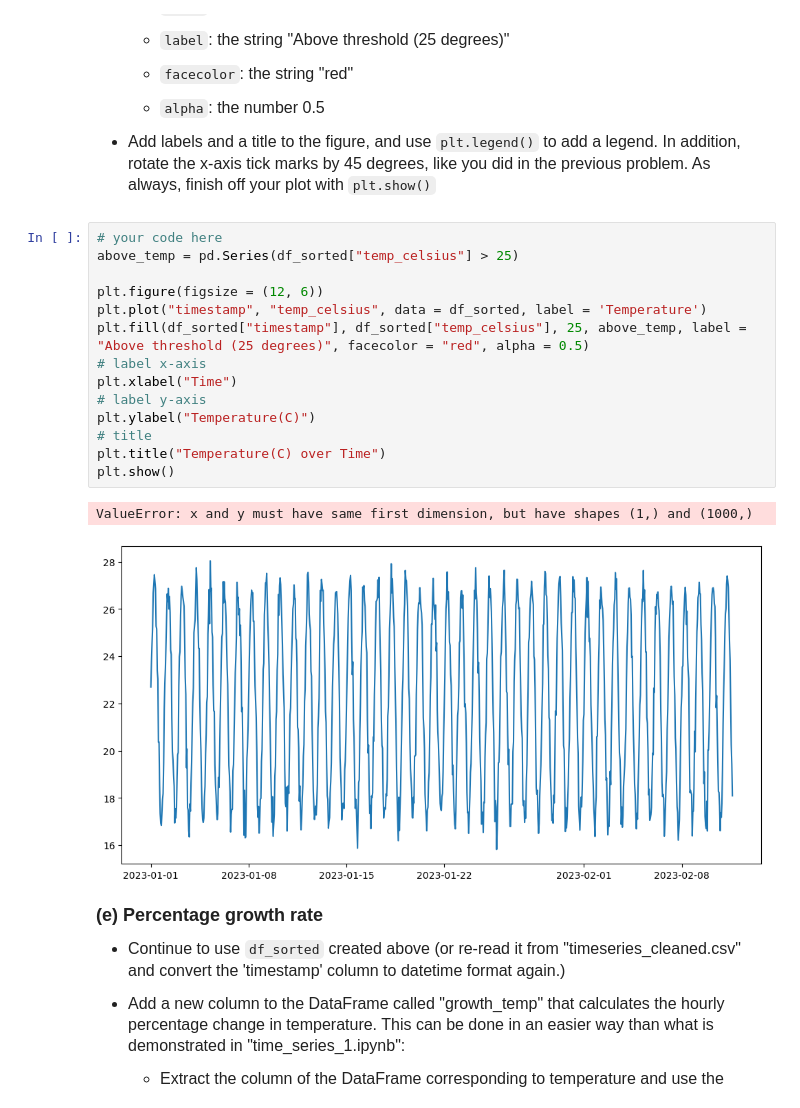
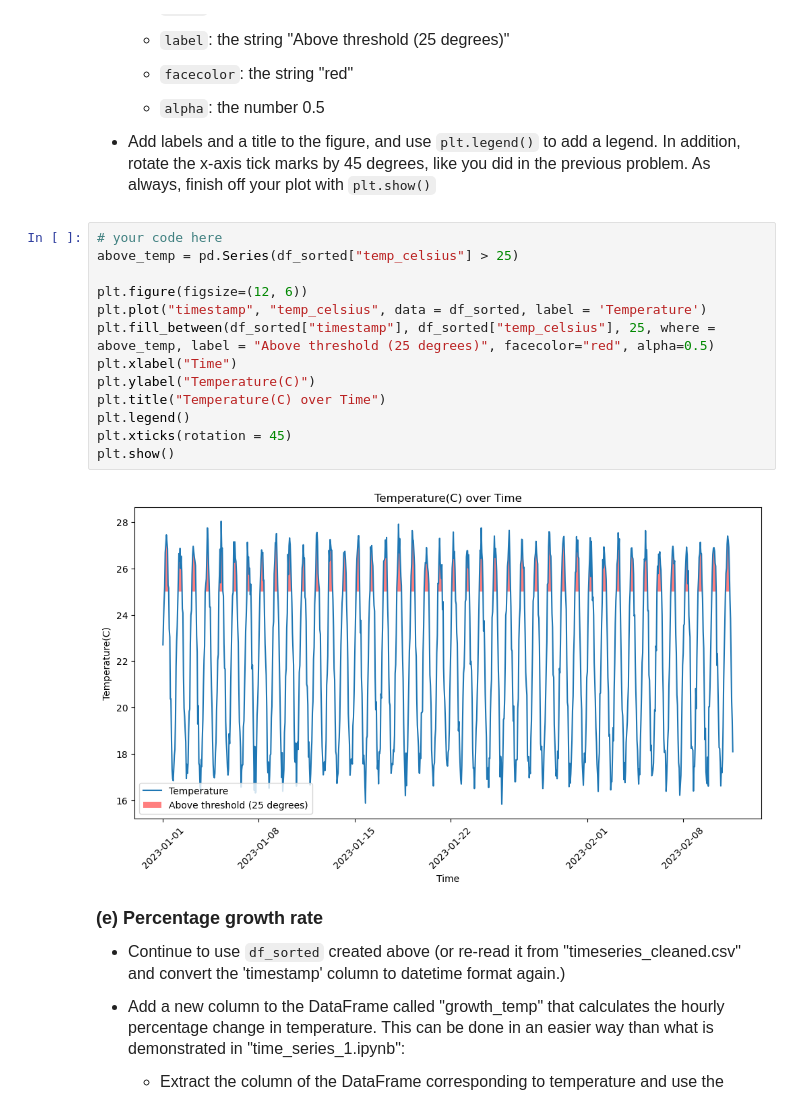
Before and after one commit to sri3948/datasci151spring2026, a Jupyter notebook: _assignments/assignment_10/Assignment10.ipynb, the cells around one changed output. Drawn from its saved outputs; the diff is of its cells as text.

```diff
--- a/_assignments/assignment_10/Assignment10.ipynb
+++ b/_assignments/assignment_10/Assignment10.ipynb
@@ -160,20 +160,18 @@ plt.show()
 # %%
 # your code here
 above_temp = pd.Series(df_sorted["temp_celsius"] > 25)
 
-plt.figure(figsize = (12, 6))
+plt.figure(figsize=(12, 6))
 plt.plot("timestamp", "temp_celsius", data = df_sorted, label = 'Temperature')
-plt.fill(df_sorted["timestamp"], df_sorted["temp_celsius"], 25, above_temp, label = "Above threshold (25 degrees)", facecolor = "red", alpha = 0.5)
-# label x-axis
+plt.fill_between(df_sorted["timestamp"], df_sorted["temp_celsius"], 25, where = above_temp, label = "Above threshold (25 degrees)", facecolor="red", alpha=0.5)
 plt.xlabel("Time")
-# label y-axis
 plt.ylabel("Temperature(C)")
-# title
 plt.title("Temperature(C) over Time")
+plt.legend()
+plt.xticks(rotation = 45)
 plt.show()
 # %% [output]
-ValueError: x and y must have same first dimension, but have shapes (1,) and (1000,)
-[figure, old version]
+[figure, new version]
 # %% [markdown]
 <font size = "4">
 
```
Also changed, not shown: parts of 1 cell of this notebook, 1 other file.
